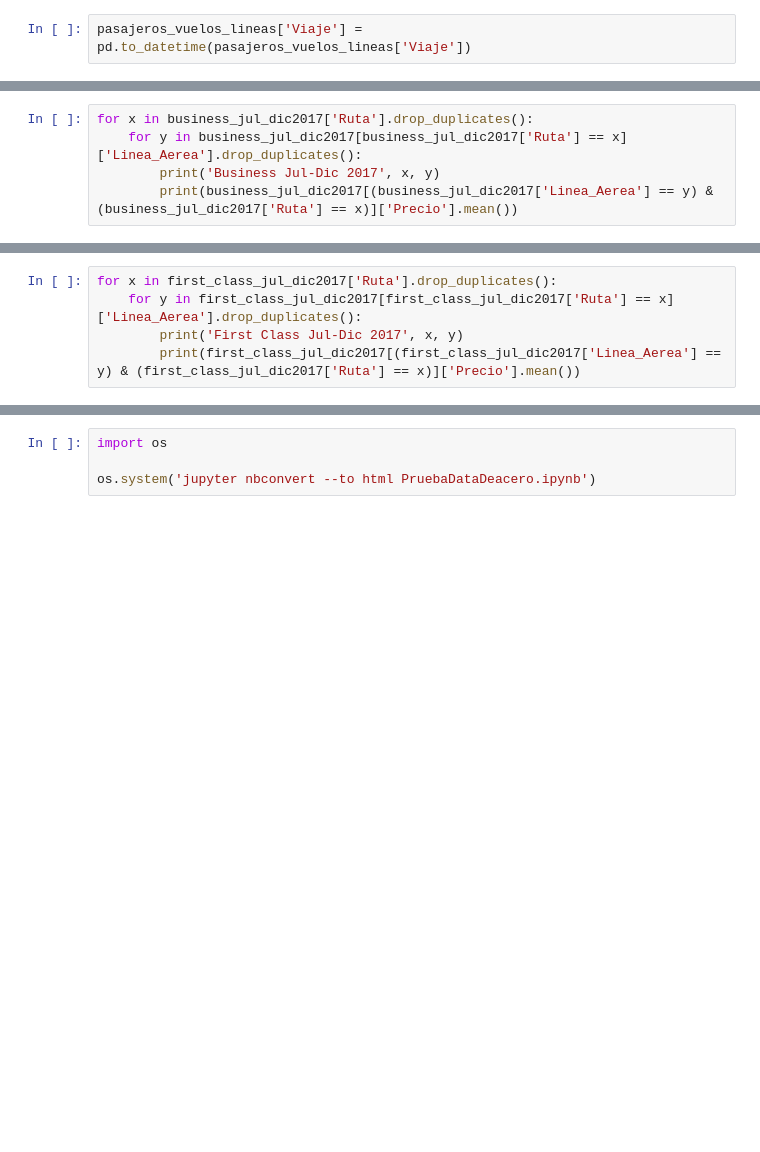
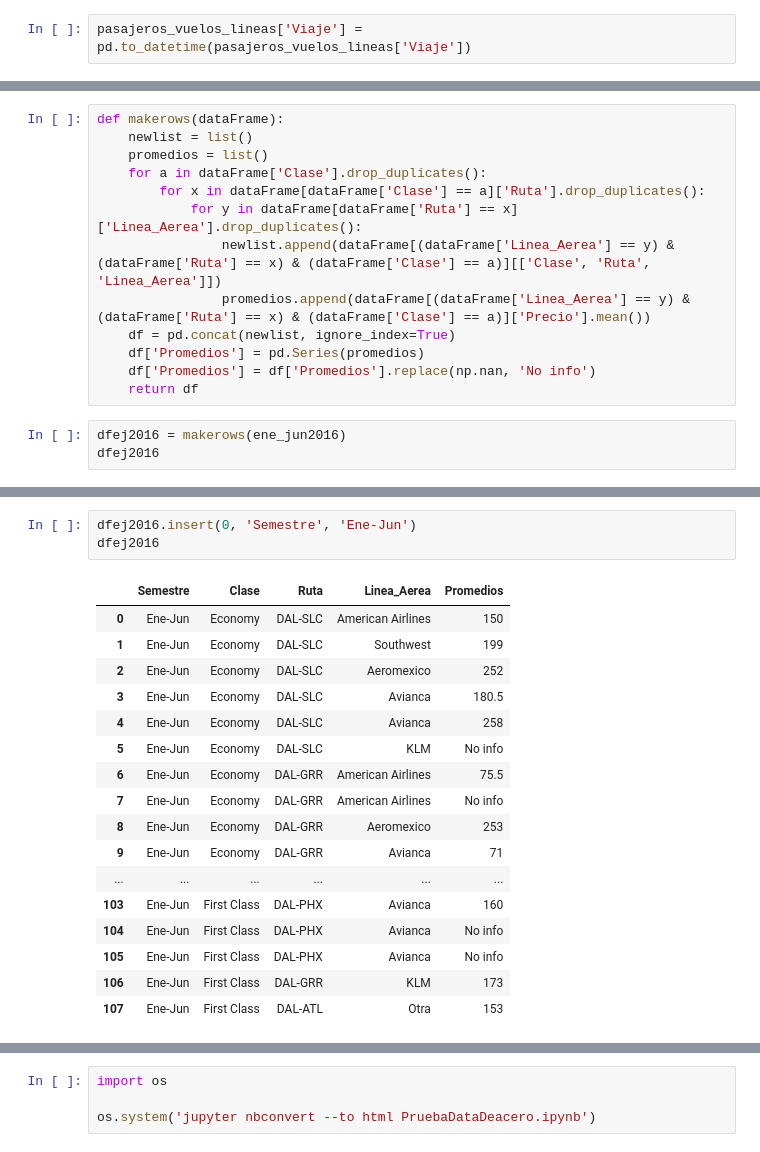
Before and after one commit to ChrisStyles99/test-data-engineer-jr, a Jupyter notebook: PruebaDataDeacero.ipynb, the cells around one changed output, grey strips where cells are left out. Cells and saved outputs as stored; diff of their text form; blank space fills up the shorter version.

```diff
--- a/PruebaDataDeacero.ipynb
+++ b/PruebaDataDeacero.ipynb
@@ -781,5 +279,0 @@ business_jul_dic2017
-# %%
-for x in business_jul_dic2017['Ruta'].drop_duplicates():
-    for y in business_jul_dic2017[business_jul_dic2017['Ruta'] == x]['Linea_Aerea'].drop_duplicates():
-        print('Business Jul-Dic 2017', x, y)
-        print(business_jul_dic2017[(business_jul_dic2017['Linea_Aerea'] == y) & (business_jul_dic2017['Ruta'] == x)]['Precio'].mean())
@@ -825,5 +279,0 @@ first_class_jul_dic2017
-# %%
-for x in first_class_jul_dic2017['Ruta'].drop_duplicates():
-    for y in first_class_jul_dic2017[first_class_jul_dic2017['Ruta'] == x]['Linea_Aerea'].drop_duplicates():
-        print('First Class Jul-Dic 2017', x, y)
-        print(first_class_jul_dic2017[(first_class_jul_dic2017['Linea_Aerea'] == y) & (first_class_jul_dic2017['Ruta'] == x)]['Precio'].mean())
@@ -847,0 +280,16 @@ First Class Jul-Dic 2017 DAL-AMA KLM
+# %%
+def makerows(dataFrame):
+    newlist = list()
+    promedios = list()
+    for a in dataFrame['Clase'].drop_duplicates():
+        for x in dataFrame[dataFrame['Clase'] == a]['Ruta'].drop_duplicates():
+            for y in dataFrame[dataFrame['Ruta'] == x]['Linea_Aerea'].drop_duplicates():
+                newlist.append(dataFrame[(dataFrame['Linea_Aerea'] == y) & (dataFrame['Ruta'] == x) & (dataFrame['Clase'] == a)][['Clase', 'Ruta', 'Linea_Aerea']])
+                promedios.append(dataFrame[(dataFrame['Linea_Aerea'] == y) & (dataFrame['Ruta'] == x) & (dataFrame['Clase'] == a)]['Precio'].mean())
+    df = pd.concat(newlist, ignore_index=True)
+    df['Promedios'] = pd.Series(promedios)
+    df['Promedios'] = df['Promedios'].replace(np.nan, 'No info')
+    return df
+# %%
+dfej2016 = makerows(ene_jun2016)
+dfej2016
@@ -847,0 +377,21 @@ First Class Jul-Dic 2017 DAL-AMA KLM
+# %%
+dfej2016.insert(0, 'Semestre', 'Ene-Jun')
+dfej2016
+# %% [output]
+|  | Semestre | Clase | Ruta | Linea_Aerea | Promedios |
+| 0 | Ene-Jun | Economy | DAL-SLC | American Airlines | 150 |
+| 1 | Ene-Jun | Economy | DAL-SLC | Southwest | 199 |
+| 2 | Ene-Jun | Economy | DAL-SLC | Aeromexico | 252 |
+| 3 | Ene-Jun | Economy | DAL-SLC | Avianca | 180.5 |
+| 4 | Ene-Jun | Economy | DAL-SLC | Avianca | 258 |
+| 5 | Ene-Jun | Economy | DAL-SLC | KLM | No info |
+| 6 | Ene-Jun | Economy | DAL-GRR | American Airlines | 75.5 |
+| 7 | Ene-Jun | Economy | DAL-GRR | American Airlines | No info |
+| 8 | Ene-Jun | Economy | DAL-GRR | Aeromexico | 253 |
+| 9 | Ene-Jun | Economy | DAL-GRR | Avianca | 71 |
+| ... | ... | ... | ... | ... | ... |
+| 103 | Ene-Jun | First Class | DAL-PHX | Avianca | 160 |
+| 104 | Ene-Jun | First Class | DAL-PHX | Avianca | No info |
+| 105 | Ene-Jun | First Class | DAL-PHX | Avianca | No info |
+| 106 | Ene-Jun | First Class | DAL-GRR | KLM | 173 |
+| 107 | Ene-Jun | First Class | DAL-ATL | Otra | 153 |
```
Also changed, not shown: parts of 38 cells of this notebook, 1 other file.
